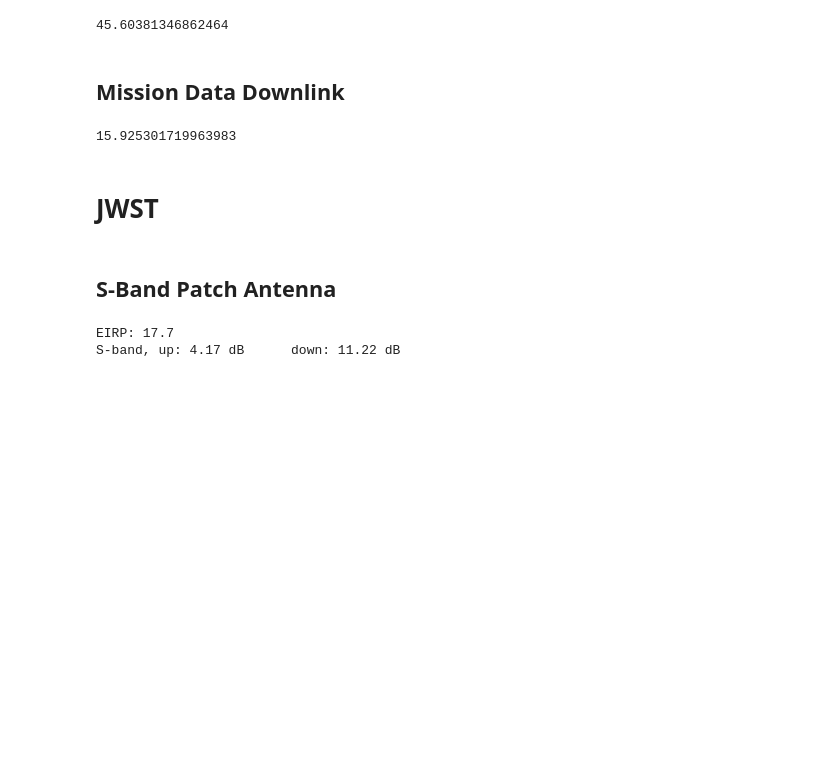
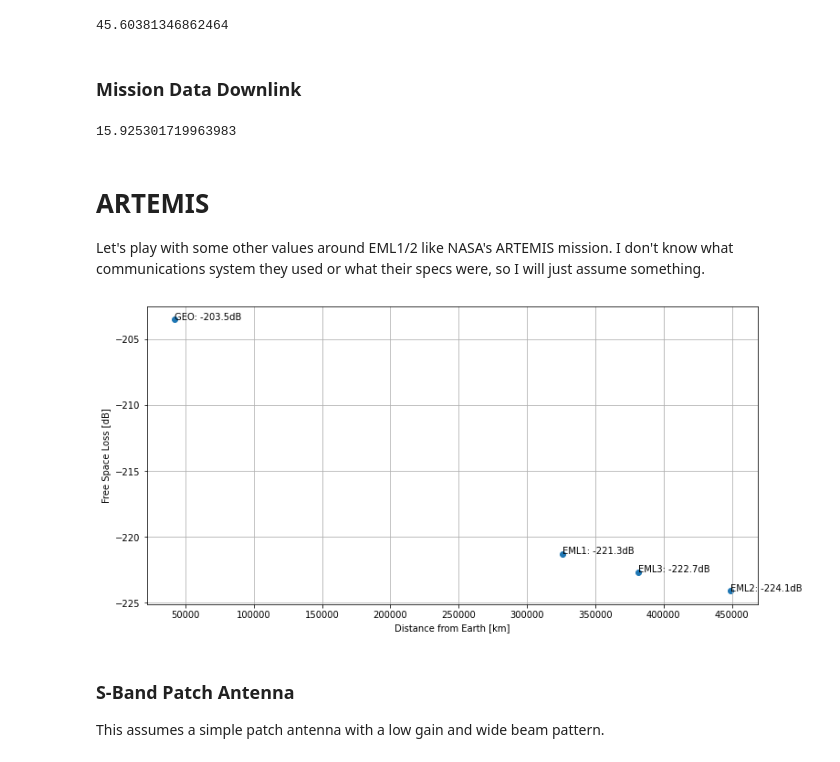
Before and after one commit to walchko/bearsnacks, a Jupyter notebook: space/draft/comm/comm-firesat.ipynb, the cells around one changed output. Drawn from its saved outputs; the diff is of its cells as text; code cells hidden in the pictures; blank space fills up the shorter version.

Commit message:
comm and eo in space :rocket: :full_moon_with_face:

```diff
--- a/space/draft/comm/comm-firesat.ipynb
+++ b/space/draft/comm/comm-firesat.ipynb
@@ -129,7 +204,7 @@ EbNo(TX, RX, 100, 2e9, 2831e3)
 # %% [output]
 45.60381346862464
 # %% [markdown]
-## Mission Data Downlink
+### Mission Data Downlink
 # %%
 TX = {
     "eirp": 17.7, # dB
@@ -146,4 +221,6 @@ EbNo(TX, RX, 85e6, 2.2e9, 2831e3)
 # %% [output]
 15.925301719963983
 # %% [markdown]
-# JWST
+# ARTEMIS
+
+Let's play with some other values around EML1/2 like NASA's ARTEMIS mission. I don't know what communications system they used or what their specs were, so I will just assume something.
@@ -156,0 +227,22 @@ groundHPBW = 1.8          # degree
+# %%
+# Usually, people think geostationary is far away, but
+# Lagrange points are even farther out and you pay a
+# higher penalty in free space losses
+GEO = 42164e3 # m
+spLoss = []
+LP = np.array([GEO, EML.L1, EML.L2, EML.L3])
+for d in LP:
+    l = spaceLoss(Xband, d)
+    spLoss.append(l)
+
+LP = LP/1E3
+plt.figure(figsize=(12,6))
+plt.scatter(LP, spLoss)
+for i, label in enumerate(["GEO","EML1","EML2","EML3"]):
+    label += f": {spLoss[i]:.1f}dB"
+    plt.annotate(label, (LP[i], spLoss[i]))
+plt.grid(True)
+plt.ylabel("Free Space Loss [dB]")
+plt.xlabel("Distance from Earth [km]");
+# %% [output]
+[figure, added]
@@ -157,37 +334,4 @@ groundHPBW = 1.8          # degree
 # %% [markdown]
-## S-Band Patch Antenna
+### S-Band Patch Antenna
+
+This assumes a simple patch antenna with a low gain and wide beam pattern.
-# %%
-# Up
-TX = {
-    "eirp": 68, # dB
-}
-
-RX = {
-    "gain": -1.9,        # dB
-    "sysNoiseTemp": 614, # K
-    "pointingError": satPoitingError, # degree
-    "halfPowerBW": 150   # degree
-}
-
-enup = EbNo(TX, RX, 100e3, Sband, EML2)
-
-# Down
-eirp = 17.7
-print(f"EIRP: {eirp}")
-
-TX = {
-    "eirp": eirp, # dB
-}
-
-RX = {
-    "G/T": 37.7,
-    "pointingError": groundPointingError,
-    "halfPowerBW": groundHPBW
-}
-
-endown = EbNo(TX, RX, 1e6, Sband, EML2)
-
-print(f"S-band, up: {enup:.2f} dB \t down: {endown:.2f} dB")
-# %% [output]
-EIRP: 17.7
-S-band, up: 4.17 dB      down: 11.22 dB
```
Also changed, not shown: parts of 19 cells of this notebook, 9 other files.
